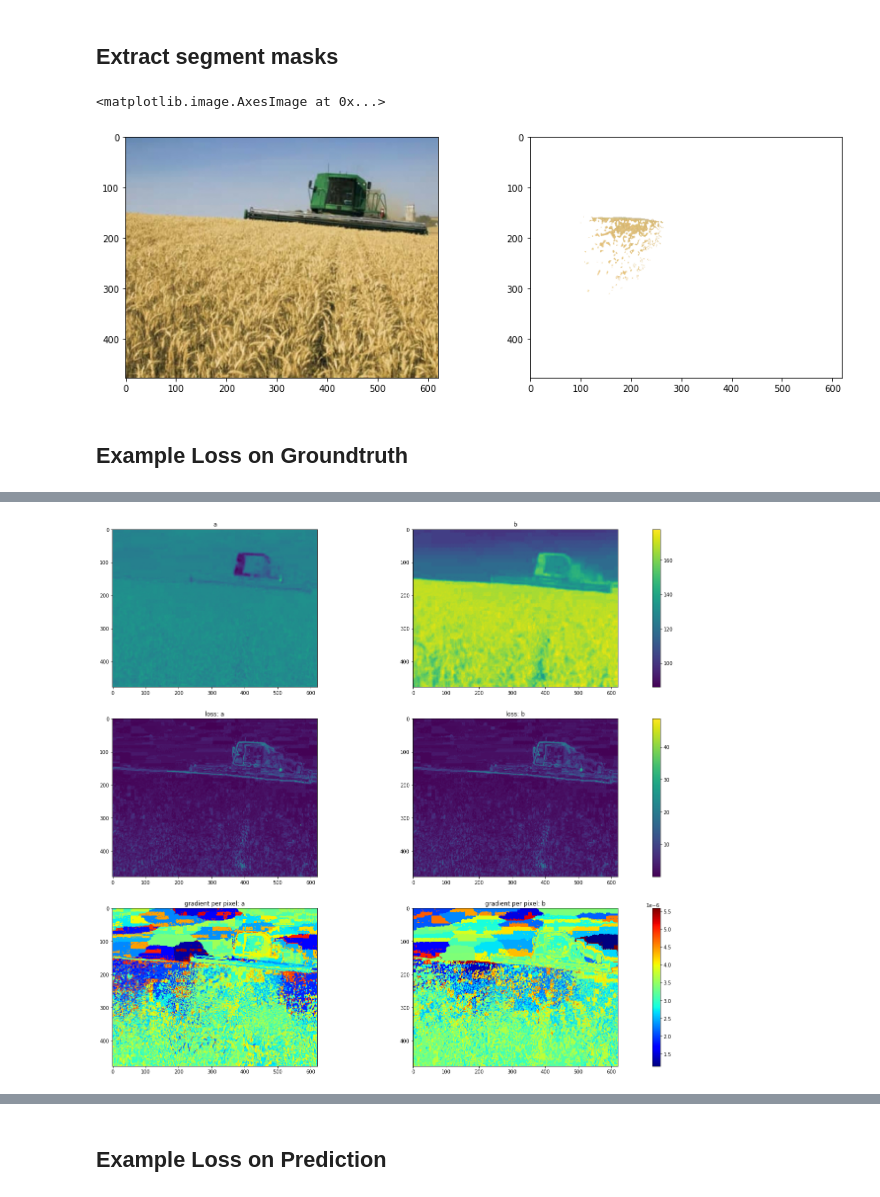
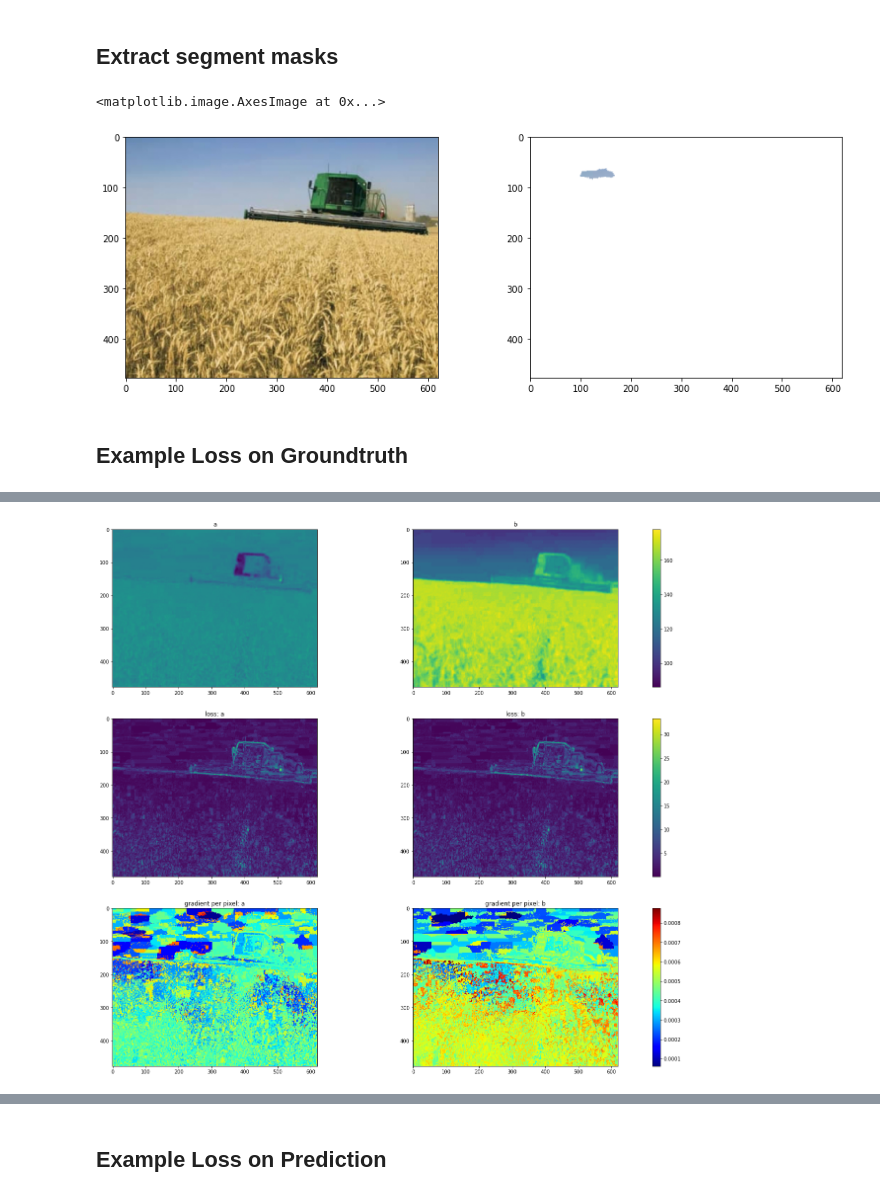
Before and after one commit to dketterer/colorization, a Jupyter notebook: ColorConsistencyLossExamples.ipynb, the cells around one changed output, grey strips where cells are left out. Saved outputs shown, nothing was run; the diff lists cells and outputs as text; code cells hidden in the pictures.

```diff
--- a/ColorConsistencyLossExamples.ipynb
+++ b/ColorConsistencyLossExamples.ipynb
@@ -161,7 +161,7 @@ plt.scatter(squared[0, 1, :], squared[0, 0, :]);
 img = cv2.cvtColor(cv2.imread('resources/ILSVRC2012_val_00000015.JPEG'), cv2.COLOR_BGR2RGB)
 pred = cv2.cvtColor(cv2.imread('resources/prediction-00014.jpg'), cv2.COLOR_BGR2RGB)
 pred = pred[:, 2 * pred.shape[1] // 3:, :]
-segment = cv2.imread('/mnt/data/datasets/Imagenet-SLIC-SEG100-COMP5-ITER10/val/ILSVRC2012_val_00000015.png')[:, :, 0]
+segment = cv2.imread('/media/daniel/Windowsdata/Imagenet-SLIC-SEG250-COMP5-ITER10/val/ILSVRC2012_val_00000015.png')[:, :, 0]
 # %%
 fig, ax = plt.subplots(nrows=1, ncols=3, figsize=(15, 5))
 ax[0].imshow(img)
@@ -184,7 +184,7 @@ masked_img[np.logical_not(segment_masks[40]), :] = 255
 ax[1].imshow(masked_img)
 # %% [output]
 <matplotlib.image.AxesImage at 0x...>
-[figure, old version]
+[figure, new version]
 # %% [markdown]
 ## Example Loss on Groundtruth
 # %%
@@ -212,10 +212,10 @@ ax[1, 1].set_title('loss: b')
 
 # mean + backward
 loss = loss.mean()
+loss.backward()
 print('Loss:', loss.detach().numpy())
-loss.backward()
 
-grads = np.abs(img_tensor.grad.detach().numpy())
+grads = np.abs(img_tensor.grad.detach().numpy()) * ab
 
 # gradient
 cb = ax[2, 0].imshow(grads[0, :, :], cmap='jet', interpolation='nearest', vmin=grads.min(), vmax=grads.max())
@@ -228 +228 @@ Loss: 3.2642019
-[figure, old version]
+[figure, new version]
```
Also changed, not shown: parts of 6 cells of this notebook, 2 other files.
